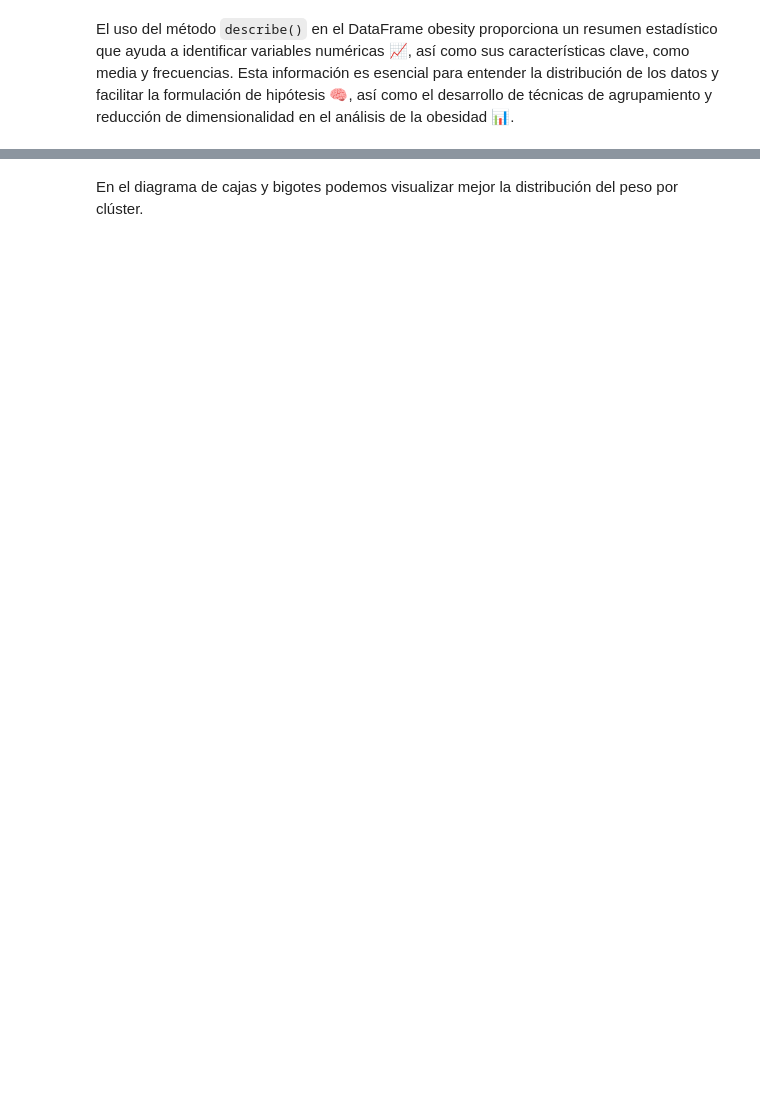
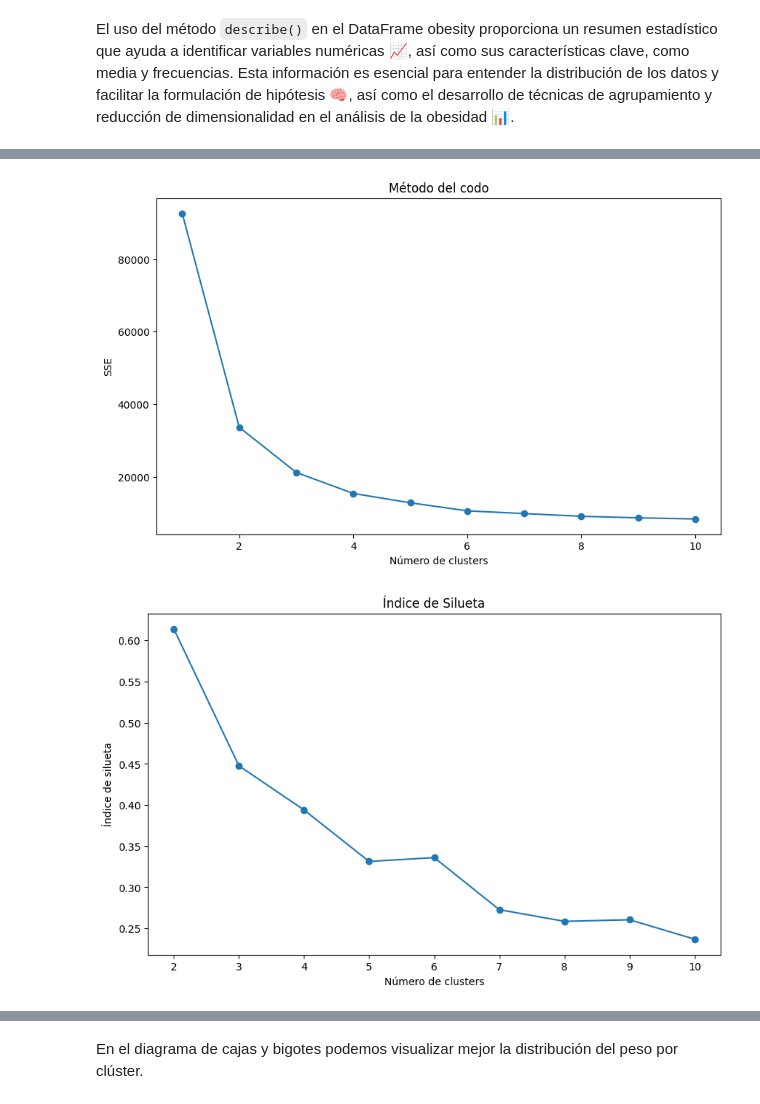
Before and after one commit to leidysvalencia/MachineLearning1-Proyecto-final, a Jupyter notebook: Proyecto3/Proyecto 3 - Agrupación de datos sobre obesidad.ipynb, the cells around one changed output, grey strips where cells are left out. Saved outputs shown, nothing was run; the diff lists cells and outputs as text; code cells hidden in the pictures; blank space fills up the shorter version.

```diff
--- a/Proyecto3/Proyecto 3 - Agrupación de datos sobre obesidad.ipynb
+++ b/Proyecto3/Proyecto 3 - Agrupación de datos sobre obesidad.ipynb
@@ -402,7 +468,10 @@ Se concluye que se escalarán los datos.
 # %%
+# Excluir las variables Height, Weight y NObeyesdad de la base de datos
+obesity_filtered = obesity.drop(columns=['Height', 'Weight', 'NObeyesdad'])
+
 # Escalar los datos
 scaler = StandardScaler()
-scaled_data = scaler.fit_transform(obesity)
+scaled_data = scaler.fit_transform(obesity_filtered)
 
 # Reducción de dimensionalidad usando Análisis de Componentes Principales (ACP)
 pca = PCA(n_components=2)
@@ -485,0 +529,52 @@ Según el método del codo, el número óptimo de clústeres es 2.
+# %%
+# Importar la función calinski_harabasz_score
+from sklearn.metrics import silhouette_score, calinski_harabasz_score
+import matplotlib.pyplot as plt
+from sklearn.cluster import KMeans
+
+# Método del codo para K-Means
+sse = []
+for k in range(1, 11):
+    kmeans = KMeans(n_clusters=k, random_state=42)
+    kmeans.fit(obesity_filtered)
+    sse.append(kmeans.inertia_)
+
+plt.figure(figsize=(10, 6))
+plt.plot(range(1, 11), sse, marker='o')
+plt.title('Método del codo')
+plt.xlabel('Número de clusters')
+plt.ylabel('SSE')
+plt.show()
+
+# Índice de Silueta
+silhouette_scores = []
+for k in range(2, 11):
+    kmeans = KMeans(n_clusters=k, random_state=42)
+    labels = kmeans.fit_predict(obesity_filtered)
+    score = silhouette_score(obesity_filtered, labels)
+    silhouette_scores.append(score)
+
+plt.figure(figsize=(10, 6))
+plt.plot(range(2, 11), silhouette_scores, marker='o')
+plt.title('Índice de Silueta')
+plt.xlabel('Número de clusters')
+plt.ylabel('Índice de silueta')
+plt.show()
+
+# Índice de Calinski-Harabasz
+calinski_scores = []
+for k in range(2, 11):
+    kmeans = KMeans(n_clusters=k, random_state=42)
+    labels = kmeans.fit_predict(obesity_filtered)
+    score = calinski_harabasz_score(obesity_filtered, labels)
+    calinski_scores.append(score)
+
+plt.figure(figsize=(10, 6))
+plt.plot(range(2, 11), calinski_scores, marker='o')
+plt.title('Índice de Calinski-Harabasz')
+plt.xlabel('Número de clusters')
+plt.ylabel('Calinski-Harabasz Score')
+plt.show()
+# %% [output]
+[figure, added]
+[figure, added]
```
Also changed, not shown: parts of 31 cells of this notebook.
